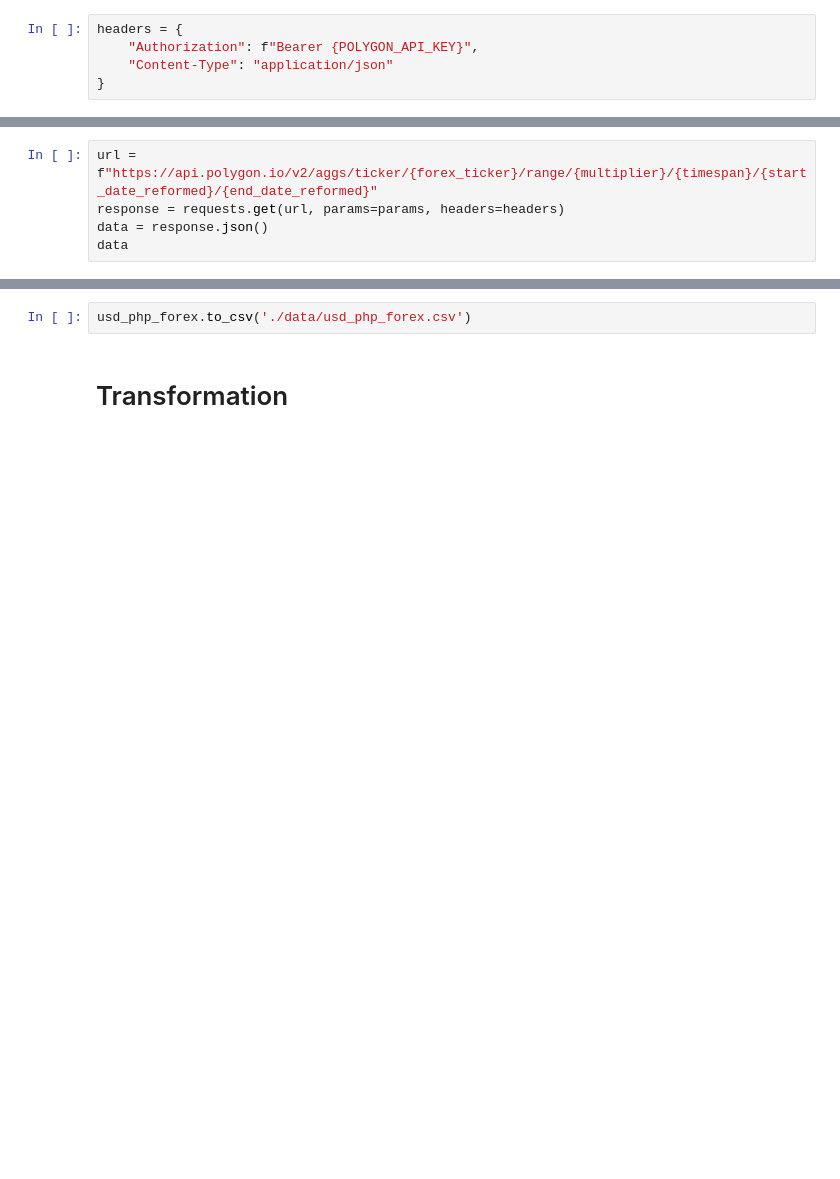
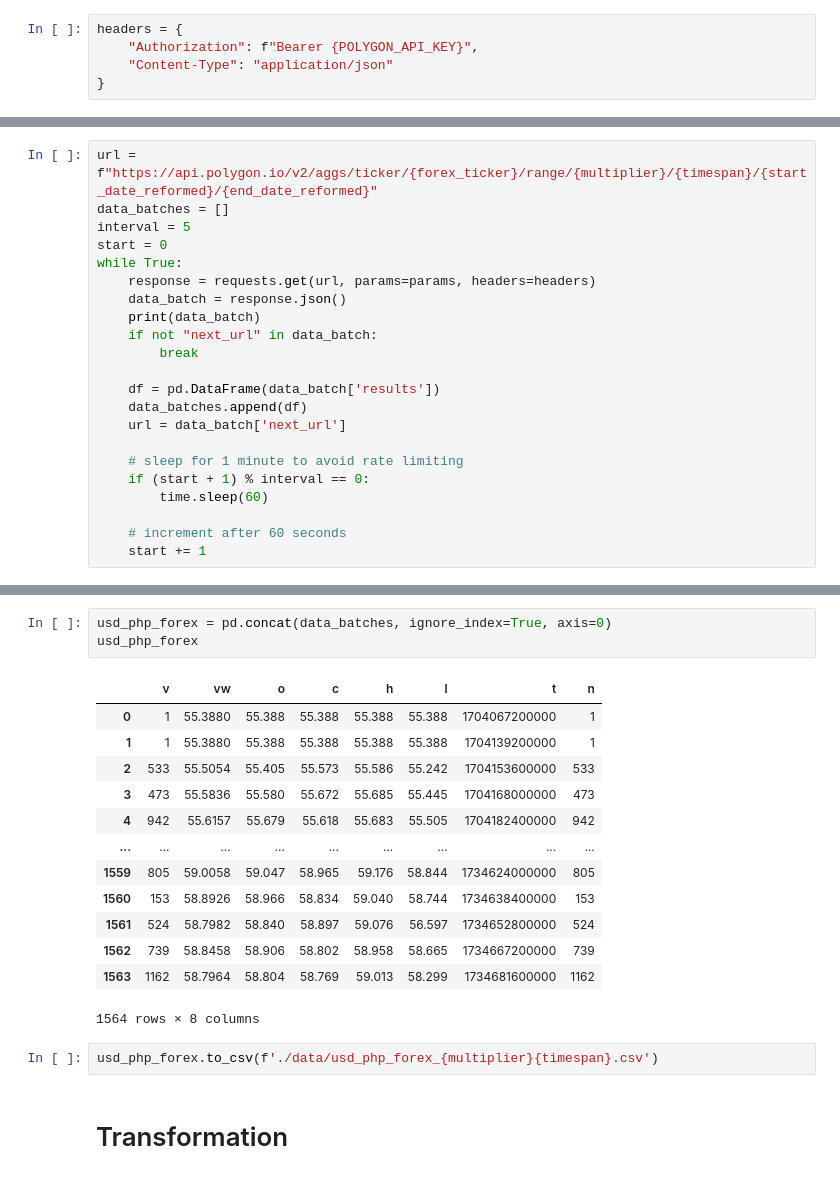
Before and after one commit to 08Aristodemus24/data-pipeline-1, a Jupyter notebook: extract_market_data.ipynb, the cells around one changed output, grey strips where cells are left out. Cells and saved outputs as stored; diff of their text form; blank space fills up the shorter version.

```diff
--- a/extract_market_data.ipynb
+++ b/extract_market_data.ipynb
@@ -139,6 +142,23 @@ headers = {
 # %%
 url = f"https://api.polygon.io/v2/aggs/ticker/{forex_ticker}/range/{multiplier}/{timespan}/{start_date_reformed}/{end_date_reformed}"
-response = requests.get(url, params=params, headers=headers)
-data = response.json()
-data
+data_batches = []
+interval = 5
+start = 0
+while True:
+    response = requests.get(url, params=params, headers=headers)
+    data_batch = response.json()
+    print(data_batch)
+    if not "next_url" in data_batch:
+        break
+
+    df = pd.DataFrame(data_batch['results'])
+    data_batches.append(df)
+    url = data_batch['next_url']
+
+    # sleep for 1 minute to avoid rate limiting
+    if (start + 1) % interval == 0:
+        time.sleep(60)
+
+    # increment after 60 seconds
+    start += 1
 # %% [output]
@@ -179,5 +206,22 @@ usd_php_forex
+# %%
+usd_php_forex = pd.concat(data_batches, ignore_index=True, axis=0)
+usd_php_forex
+# %% [output]
+|  | v | vw | o | c | h | l | t | n |
+| 0 | 1 | 55.3880 | 55.388 | 55.388 | 55.388 | 55.388 | 1704067200000 | 1 |
+| 1 | 1 | 55.3880 | 55.388 | 55.388 | 55.388 | 55.388 | 1704139200000 | 1 |
+| 2 | 533 | 55.5054 | 55.405 | 55.573 | 55.586 | 55.242 | 1704153600000 | 533 |
+| 3 | 473 | 55.5836 | 55.580 | 55.672 | 55.685 | 55.445 | 1704168000000 | 473 |
+| 4 | 942 | 55.6157 | 55.679 | 55.618 | 55.683 | 55.505 | 1704182400000 | 942 |
+| ... | ... | ... | ... | ... | ... | ... | ... | ... |
+| 1559 | 805 | 59.0058 | 59.047 | 58.965 | 59.176 | 58.844 | 1734624000000 | 805 |
+| 1560 | 153 | 58.8926 | 58.966 | 58.834 | 59.040 | 58.744 | 1734638400000 | 153 |
+| 1561 | 524 | 58.7982 | 58.840 | 58.897 | 59.076 | 56.597 | 1734652800000 | 524 |
+| 1562 | 739 | 58.8458 | 58.906 | 58.802 | 58.958 | 58.665 | 1734667200000 | 739 |
+| 1563 | 1162 | 58.7964 | 58.804 | 58.769 | 59.013 | 58.299 | 1734681600000 | 1162 |
+1564 rows × 8 columns
 # %%
-usd_php_forex.to_csv('./data/usd_php_forex.csv')
+usd_php_forex.to_csv(f'./data/usd_php_forex_{multiplier}{timespan}.csv')
 # %% [markdown]
 # Transformation
 # %% [markdown]
```
Also changed, not shown: parts of 13 cells of this notebook, 1 other file.
